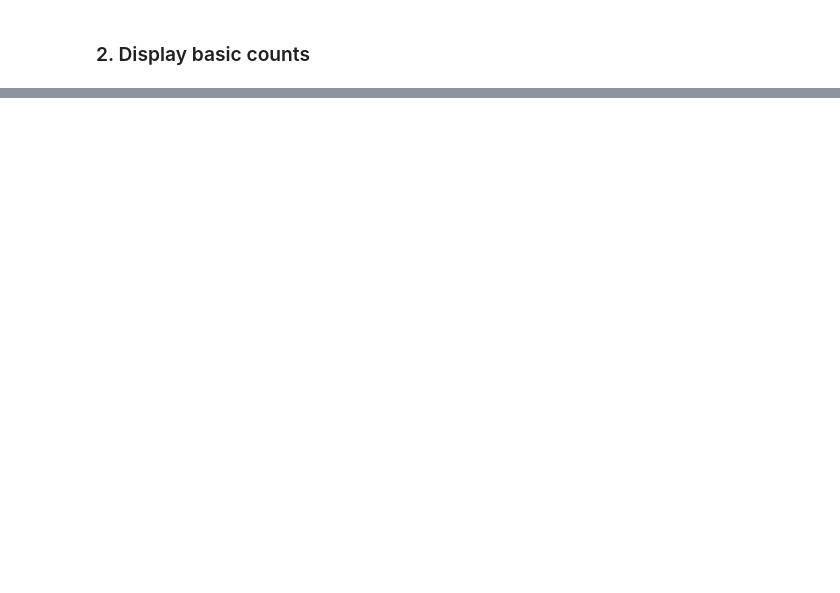
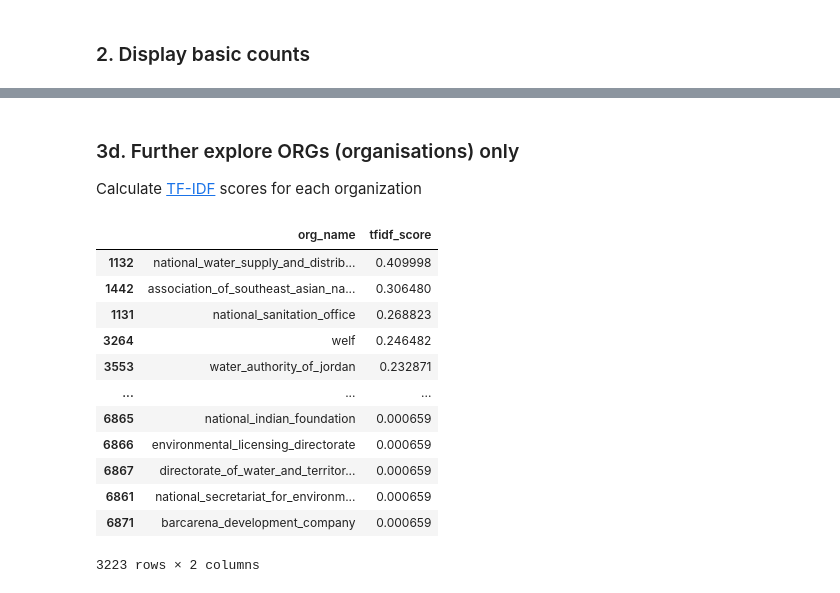
Before and after one commit to disaster-capitalism/named-entities, a Jupyter notebook: 1 - identify organisations in the corpus/explore_ner_results.ipynb, the cells around one changed output, grey strips where cells are left out. Saved outputs shown, nothing was run; the diff lists cells and outputs as text; code cells hidden in the pictures; blank space fills up the shorter version.

```diff
--- a/1 - identify organisations in the corpus/explore_ner_results.ipynb
+++ b/1 - identify organisations in the corpus/explore_ner_results.ipynb
@@ -161,7 +140,10 @@ plt.xticks(rotation=45)
 # Generate word frequency matrix
 import numpy as np
 
-entities = list(set(topn_df['entity'].tolist()))
+n = 3 # assign n
+topn_df = get_topn_entities_from_all_docs(n) # top n mentioned entities in each doc
+
+entities = list(set(topn_df['entity_as_single_token'].tolist()))
 docs = list(set(topn_df['docid'].tolist()))
 docs.sort()
 matr = []
@@ -170,7 +152,7 @@ for docid in docs:
     tmp = []
     for entity in entities:
         # print(type(entity))
-        curr_row = topn_df.loc[(topn_df['entity'] == entity) & (topn_df['docid'] == docid)]
+        curr_row = topn_df.loc[(topn_df['entity_as_single_token'] == entity) & (topn_df['docid'] == docid)]
         if len(curr_row) == 0:
             tmp.append(0)
         else:
@@ -319,0 +196,4 @@ for col in org_df.columns:
+# %% [markdown]
+### 3d. Further explore ORGs (organisations) only
+
+Calculate [TF-IDF](https://en.wikipedia.org/wiki/Tf%E2%80%93idf) scores for each organization
@@ -319,0 +216,50 @@ for col in org_df.columns:
+# %%
+# compute tfidf scores
+documents_ = []
+for item in documents:
+    doc_str = ''
+    for sent in item:
+        tmp = ' '.join(sent)
+        doc_str +=  tmp + ' '
+    documents_.append(doc_str)
+
+vectorizer = TfidfVectorizer(stop_words = 'english')
+X = vectorizer.fit_transform(documents_)
+feature_names = vectorizer.get_feature_names_out()
+# %%
+# process results of tfidf scores (only keep organizations and remove duplicates)
+dict(zip(vectorizer.get_feature_names(), X.toarray()[0]))
+
+res = []
+
+for i in range(0,len(documents_)):
+    feature_index = X[i,:].nonzero()[1]
+    tfidf_scores = zip(feature_index, [X[i, x] for x in feature_index])
+    for w, s in [(feature_names[i], s) for (i, s) in tfidf_scores]:
+        if (w in (list(set(org_df['entity_as_single_token'].tolist())))):
+            res.append([w, s])
+
+# save results to dataframe and file
+tfidf_df = pd.DataFrame(res, columns=['org_name', 'tfidf_score'])
+tfidf_df.to_csv(os.path.join(data_dir, 'tfidf_scores.csv'),index=False)
+# %%
+orgsonly = org_df[org_df['entity_type'] == 'ORG'] # get only ORGs from source dataframe
+tfidf_df.sort_values(by=['tfidf_score'], ascending=False, inplace=True) # sort tfidf dataframe by tfidf scores descending order
+torg = tfidf_df[tfidf_df['org_name'].isin(orgsonly['entity_as_single_token'].tolist())] # filter tfidf dataframe only for ORGs
+torg.sort_values(by=['tfidf_score'], ascending=False, inplace=True) # sort tfidf dataframe again by tfidf scores descending order
+t = torg.groupby('org_name').head(1) # there may be multiple tfidf scores for the same organisation, filter only the one with the highest tfidf score
+t.to_csv(os.path.join(data_dir, 'tfidf_sorted_full.csv'), index=False) # save tfidf dataframe to file
+# %% [output]
+|  | org_name | tfidf_score |
+| 1132 | national_water_supply_and_distrib... | 0.409998 |
+| 1442 | association_of_southeast_asian_na... | 0.306480 |
+| 1131 | national_sanitation_office | 0.268823 |
+| 3264 | welf | 0.246482 |
+| 3553 | water_authority_of_jordan | 0.232871 |
+| ... | ... | ... |
+| 6865 | national_indian_foundation | 0.000659 |
+| 6866 | environmental_licensing_directorate | 0.000659 |
+| 6867 | directorate_of_water_and_territor... | 0.000659 |
+| 6861 | national_secretariat_for_environm... | 0.000659 |
+| 6871 | barcarena_development_company | 0.000659 |
+3223 rows × 2 columns
```
Also changed, not shown: parts of 18 cells of this notebook, 58 other files.
